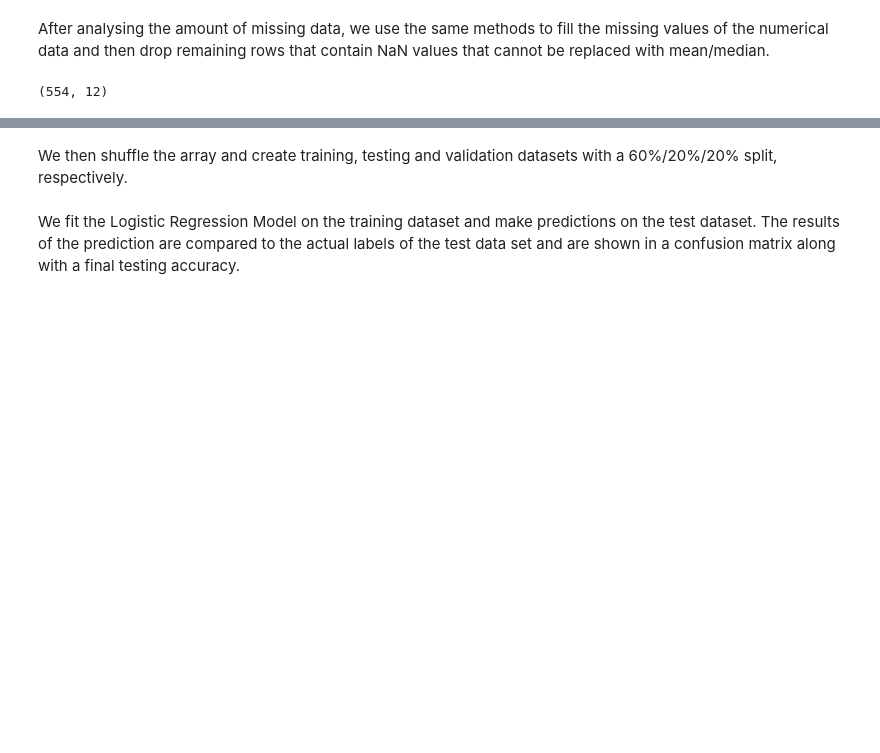
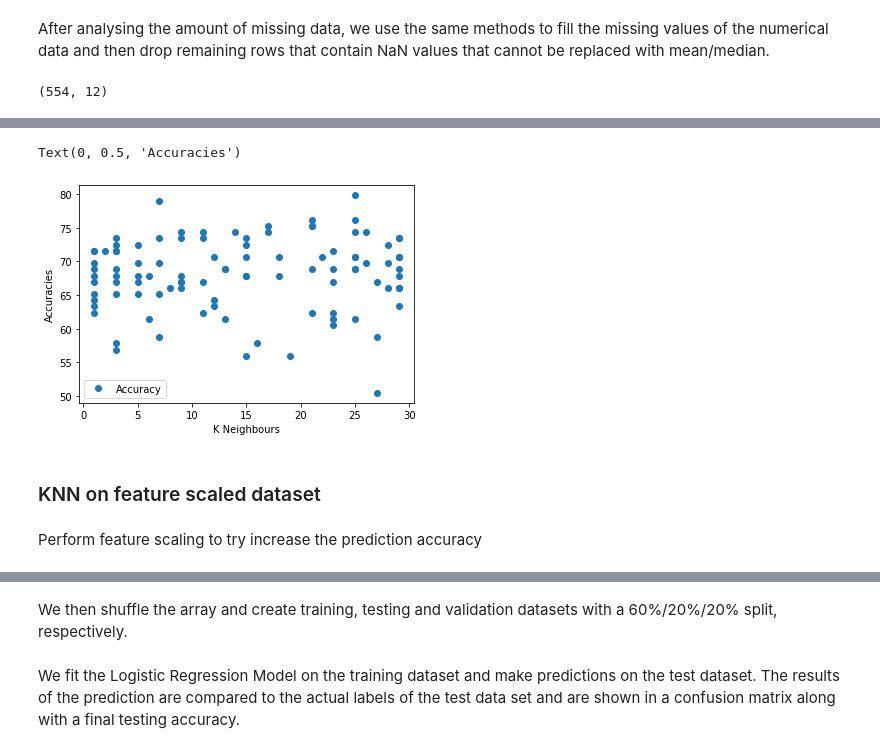
Before and after one commit to bongo1007/ACML, a Jupyter notebook: Project.ipynb, the cells around one changed output, grey strips where cells are left out. Cells and saved outputs as stored; diff of their text form; code cells hidden in the pictures; blank space fills up the shorter version.

```diff
--- a/Project.ipynb
+++ b/Project.ipynb
@@ -265,0 +382,19 @@ data_LR.shape
+# %%
+def display_dfs(k_arr, big_acc_arr, ll):
+    k_arr = pd.Series(k_arr).astype('int')
+    big_acc_arr = pd.Series(big_acc_arr)
+    ll = pd.Series(ll)
+    df_initKNN = pd.concat([ k_arr, big_acc_arr, ll], axis=1)
+    df_initKNN.columns = ["K Neighbours", "Accuracy", "Log Loss"]
+
+
+    big_max = pd.Series(big_acc_arr.max())
+    big_min = pd.Series(big_acc_arr.min())
+    big_mean = pd.Series(big_acc_arr.mean())
+    big_loss = pd.Series(ll.mean())
+
+    df_initStats = pd.concat([big_max, big_min, big_mean, big_loss], axis=0)
+    df_initStats.columns = ["Accuracy Summary Statistics"]
+    df_initStats.index = ["max", "min", "mean", "mean log loss"]
+
+    return df_initKNN, df_initStats
@@ -265,0 +446,12 @@ data_LR.shape
+# %%
+df_plot = df_initKNN[["K Neighbours", "Accuracy"]]
+df_plot = df_plot.set_index("K Neighbours")
+ax = df_plot.plot(style="o")
+ax.set_ylabel("Accuracies")
+# %% [output]
+Text(0, 0.5, 'Accuracies')
+[figure, added]
+# %% [markdown]
+### KNN on feature scaled dataset
+# %% [markdown]
+Perform feature scaling to try increase the prediction accuracy
```
Also changed, not shown: parts of 86 cells of this notebook.
